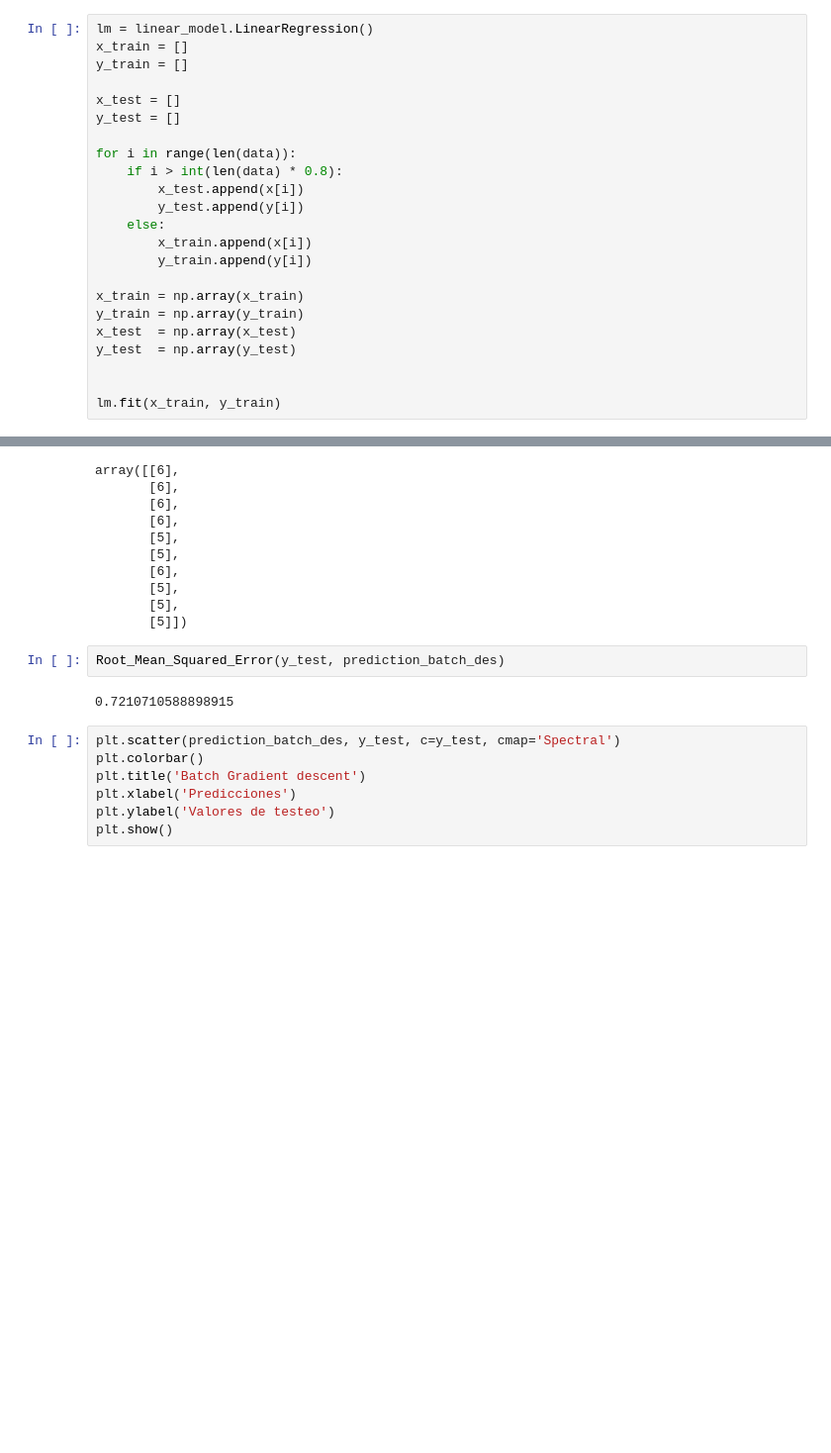
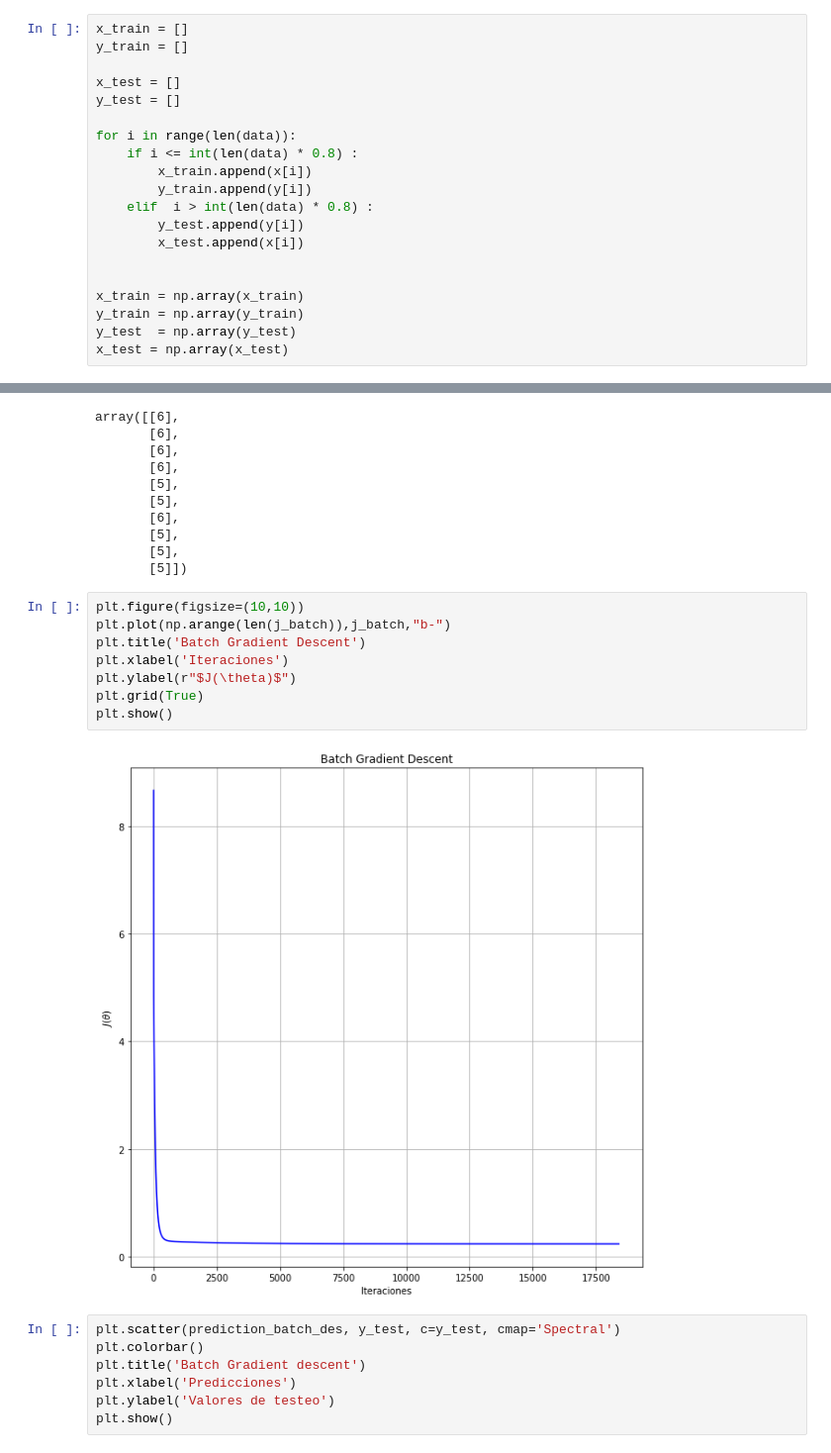
Before and after one commit to EmirBurgosPaz/Machine_learning, a Jupyter notebook: proyecto/multiple_linear_regression_red_wine.ipynb, the cells around one changed output, grey strips where cells are left out. Shown at 99% size. Saved outputs shown, nothing was run; the diff lists cells and outputs as text; blank space fills up the shorter version.

```diff
--- a/proyecto/multiple_linear_regression_red_wine.ipynb
+++ b/proyecto/multiple_linear_regression_red_wine.ipynb
@@ -90,7 +91,6 @@ array([[5],
 # %% [markdown]
 # Division de los datos
 # %%
-lm = linear_model.LinearRegression()
 x_train = []
 y_train = []
 
@@ -98,17 +98,15 @@ x_test = []
 y_test = []
 
 for i in range(len(data)):
-    if i > int(len(data) * 0.8):
-        x_test.append(x[i])
-        y_test.append(y[i])
-    else:
+    if i <= int(len(data) * 0.8) :
         x_train.append(x[i])
         y_train.append(y[i])
+    elif  i > int(len(data) * 0.8) :
+        y_test.append(y[i])
+        x_test.append(x[i])
+
 
 x_train = np.array(x_train)
 y_train = np.array(y_train)
-x_test  = np.array(x_test)
 y_test  = np.array(y_test)
-
-
-lm.fit(x_train, y_train)
+x_test = np.array(x_test)
@@ -283,10 +282,16 @@ array([[6],
        [5],
        [5],
        [5]])
-# %%
-Root_Mean_Squared_Error(y_test, prediction_batch_des)
-# %% [output]
-0.7210710588898915
+# %%
+plt.figure(figsize=(10,10))
+plt.plot(np.arange(len(j_batch)),j_batch,"b-")
+plt.title('Batch Gradient Descent')
+plt.xlabel('Iteraciones')
+plt.ylabel(r"$J(\theta)$")
+plt.grid(True)
+plt.show()
+# %% [output]
+[figure, added]
 # %%
 plt.scatter(prediction_batch_des, y_test, c=y_test, cmap='Spectral')
 plt.colorbar()
```
Also changed, not shown: parts of 34 cells of this notebook, 2 other files.
